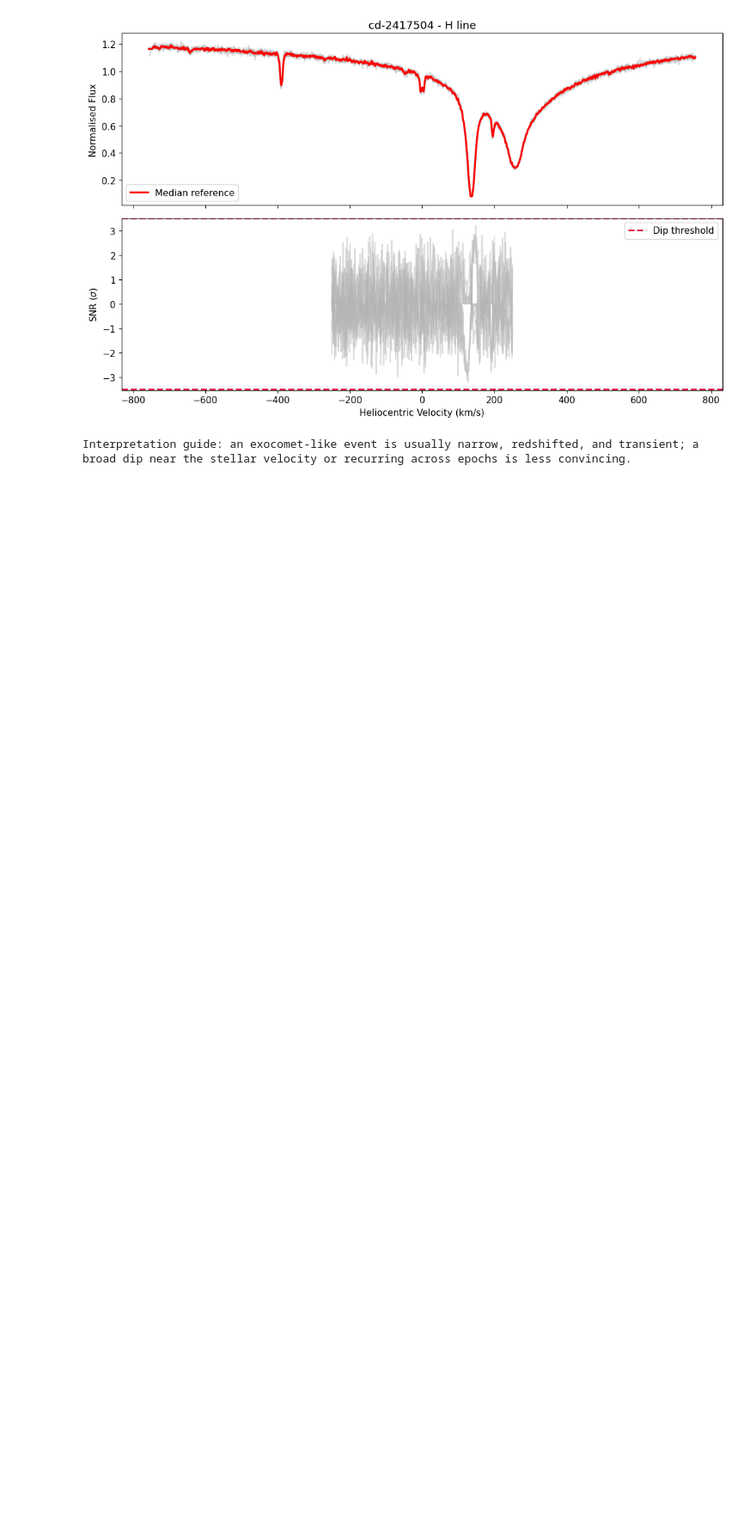
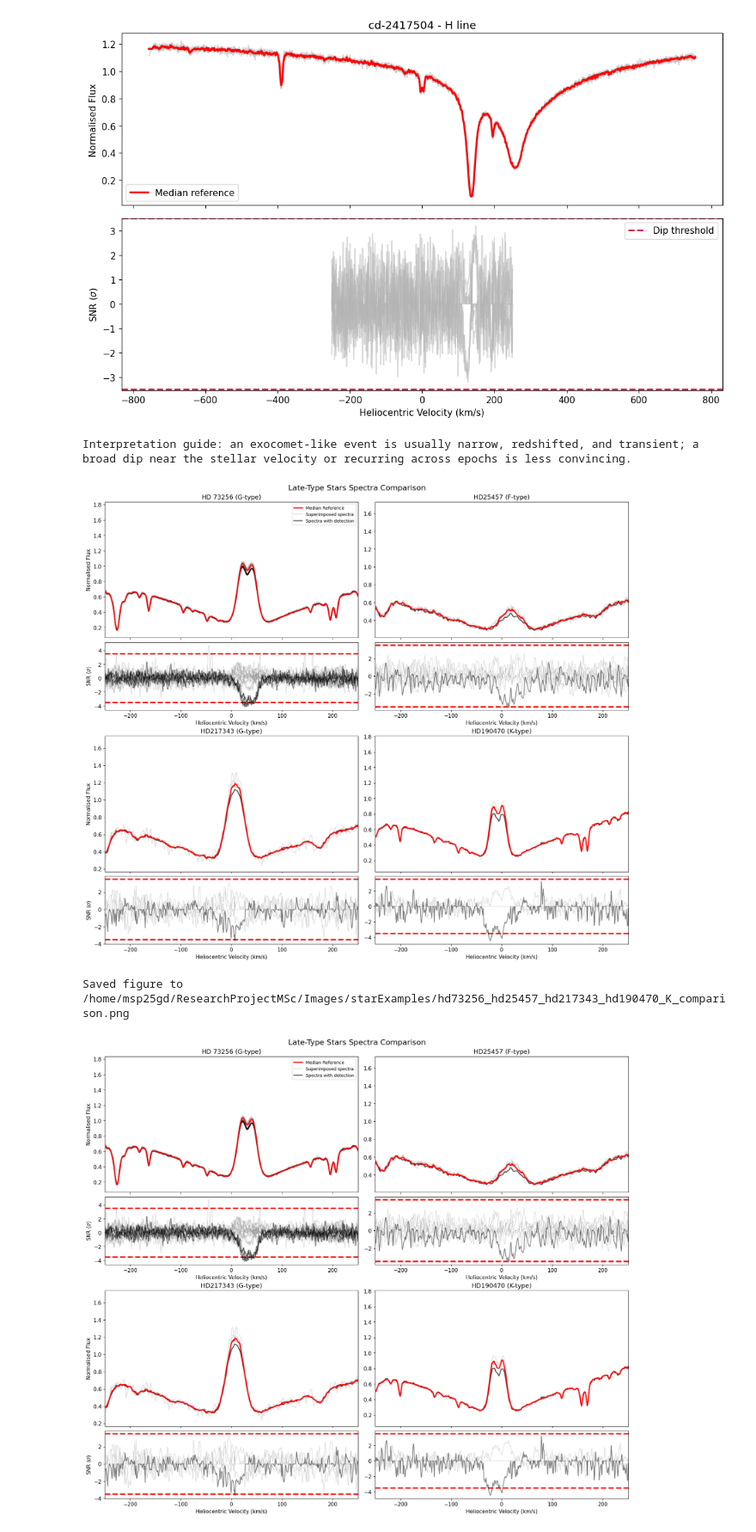
Before and after one commit to AstroHohen/ResearchProjectMSc, a Jupyter notebook: HR/search/iplotter.ipynb, the cells around one changed output. Shown at 86% size. Saved outputs shown, nothing was run; the diff lists cells and outputs as text; code cells hidden in the pictures; blank space fills up the shorter version.

```diff
--- a/HR/search/iplotter.ipynb
+++ b/HR/search/iplotter.ipynb
@@ -740,0 +1060,8 @@ Interpretation guide: an exocomet-like event is usually narrow, redshifted, and
+# %%
+stars_to_compare = ['hd73256', 'hd25457', 'hd217343', 'hd190470']
+type_labels = ['G-type', 'F-type', 'G-type', 'K-type']
+plot_four_stars_side_by_side(stars_to_compare, line='K', panel_type_labels=type_labels)
+# %% [output]
+[figure, added]
+Saved figure to /home/msp25gd/ResearchProjectMSc/Images/starExamples/hd73256_hd25457_hd217343_hd190470_K_comparison.png
+[figure, added]
```
Also changed, not shown: parts of 8 cells of this notebook, 25 other files.
